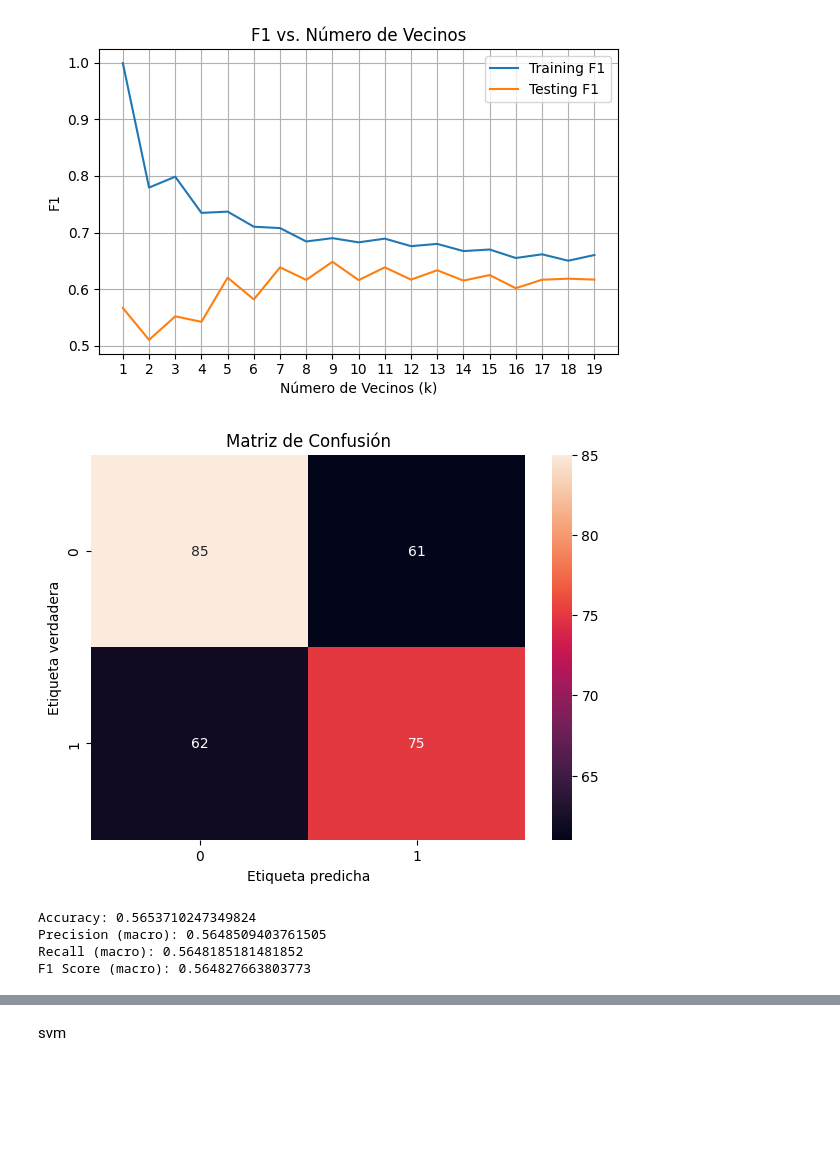
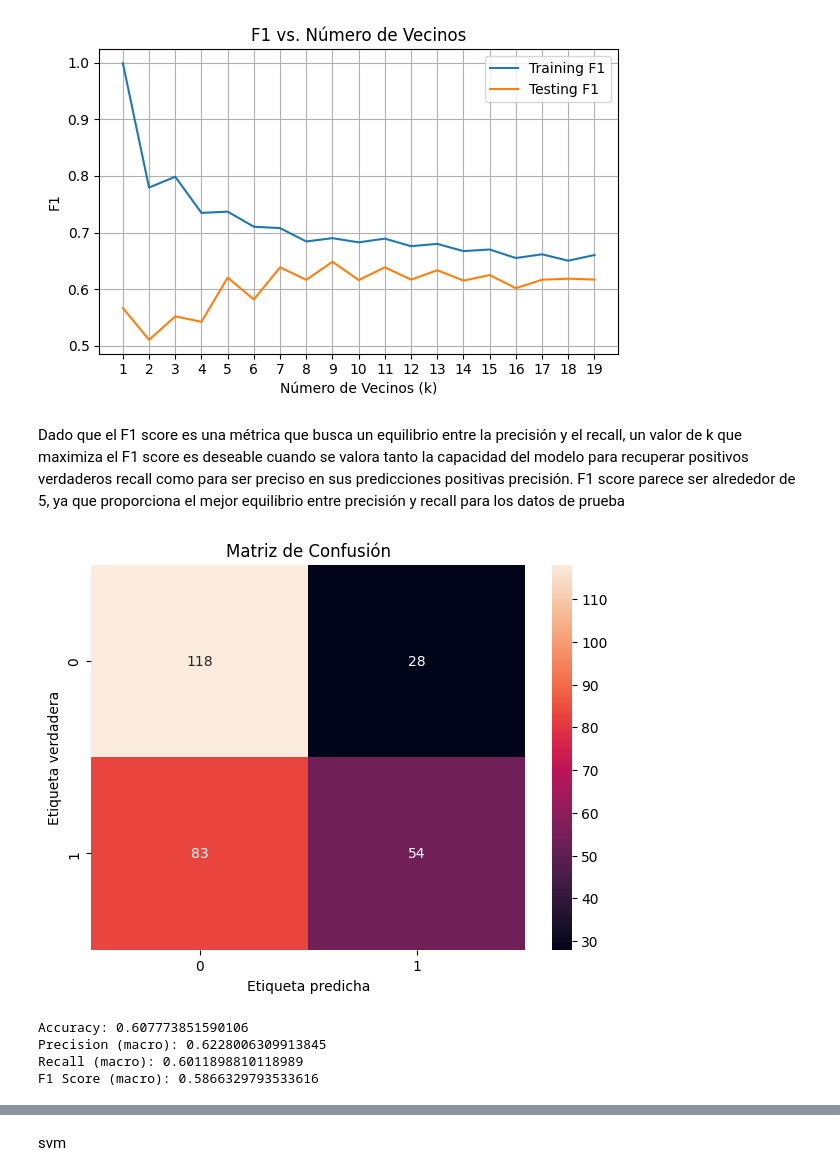
Before and after one commit to PatriciaRoxana/Big-data-lab1, a Jupyter notebook: Laboratorio_2.ipynb, the cells around one changed output, grey strips where cells are left out. Drawn from its saved outputs; the diff is of its cells as text; code cells hidden in the pictures; blank space fills up the shorter version.

```diff
--- a/Laboratorio_2.ipynb
+++ b/Laboratorio_2.ipynb
@@ -281,40 +312,42 @@ plot_knn_metrics(X, y, KNeighborsClassifier, 'recall',test_size=0.1)
 plot_knn_metrics(X, y, KNeighborsClassifier, 'f1',test_size=0.3)
 # %% [output]
 [figure]
+# %% [markdown]
+Dado que el F1 score es una métrica que busca un equilibrio entre la precisión y el recall, un valor de k que maximiza el F1 score es deseable cuando se valora tanto la capacidad del modelo para recuperar positivos verdaderos recall como para ser preciso en sus predicciones positivas precisión.  F1 score parece ser alrededor de 5, ya que proporciona el mejor equilibrio entre precisión y recall para los datos de prueba
 # %%
 def generate_clf_KNN(k, X_train, y_train):  #funcion que mete las 2 lineas de entrenamiento de arriba, le paso el k y los datos de entrenamiento
     clasificadorKNN = KNeighborsClassifier(n_neighbors=k)
     clasificadorKNN.fit(X_train, y_train.ravel())
     return clasificadorKNN
 X = df1.drop(columns=['target', 'song_title', 'artist', 'Unnamed: 0','time_signature','loudness','duration_ms','mode','key']) .values #caracteristicas
 y = df1['target'].values
 
 # Normalización
 scaler = StandardScaler()
 X_scaled = scaler.fit_transform(X)
 
 X_train, X_test, y_train, y_test = train_test_split(X, y, test_size=0.14, random_state=30)
-clasificadorKNN1 = generate_clf_KNN(19,X_train, y_train)
+clasificadorKNN1 = generate_clf_KNN(2,X_train, y_train)
 
 
 y_pred = clasificadorKNN1.predict(X_test)
 c = confusion_matrix(y_test, y_pred)
 
 
 plt.figure(figsize=(7,5))
 sns.heatmap(c, annot=True, fmt='g')
 plt.xlabel('Etiqueta predicha')
 plt.ylabel('Etiqueta verdadera')
 plt.title('Matriz de Confusión')
 plt.show()
 print("")
 print(f"Accuracy: {accuracy_score(y_test, y_pred)}")
 print(f"Precision (macro): {precision_score(y_test, y_pred, average='macro')}")
 print(f"Recall (macro): {recall_score(y_test, y_pred, average='macro')}")
 print(f"F1 Score (macro): {f1_score(y_test, y_pred, average='macro')}")
 # %% [output]
-[figure, old version]
+[figure, new version]
-Accuracy: 0.5653710247349824
-Precision (macro): 0.5648509403761505
-Recall (macro): 0.5648185181481852
-F1 Score (macro): 0.564827663803773
+Accuracy: 0.607773851590106
+Precision (macro): 0.6228006309913845
+Recall (macro): 0.6011898810118989
+F1 Score (macro): 0.5866329793533616
```
Also changed, not shown: parts of 14 cells of this notebook.
